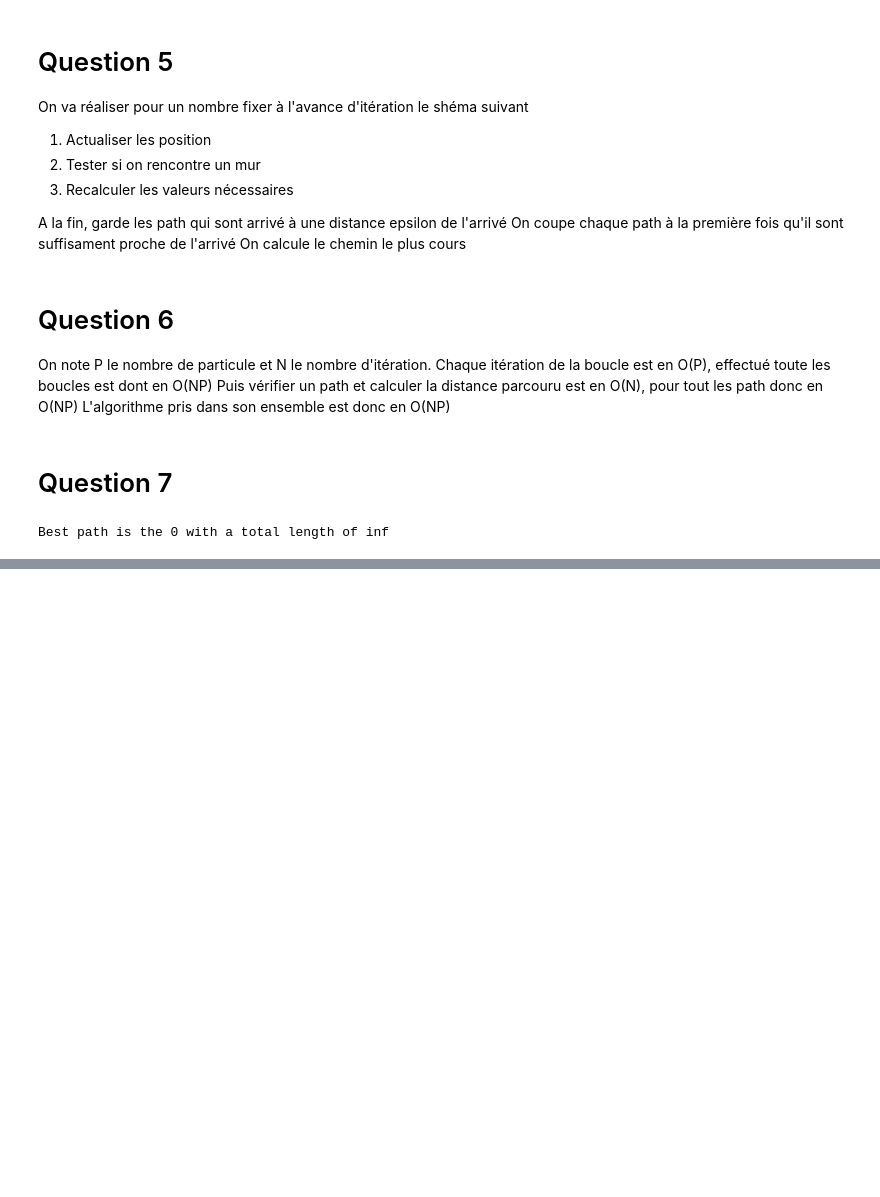
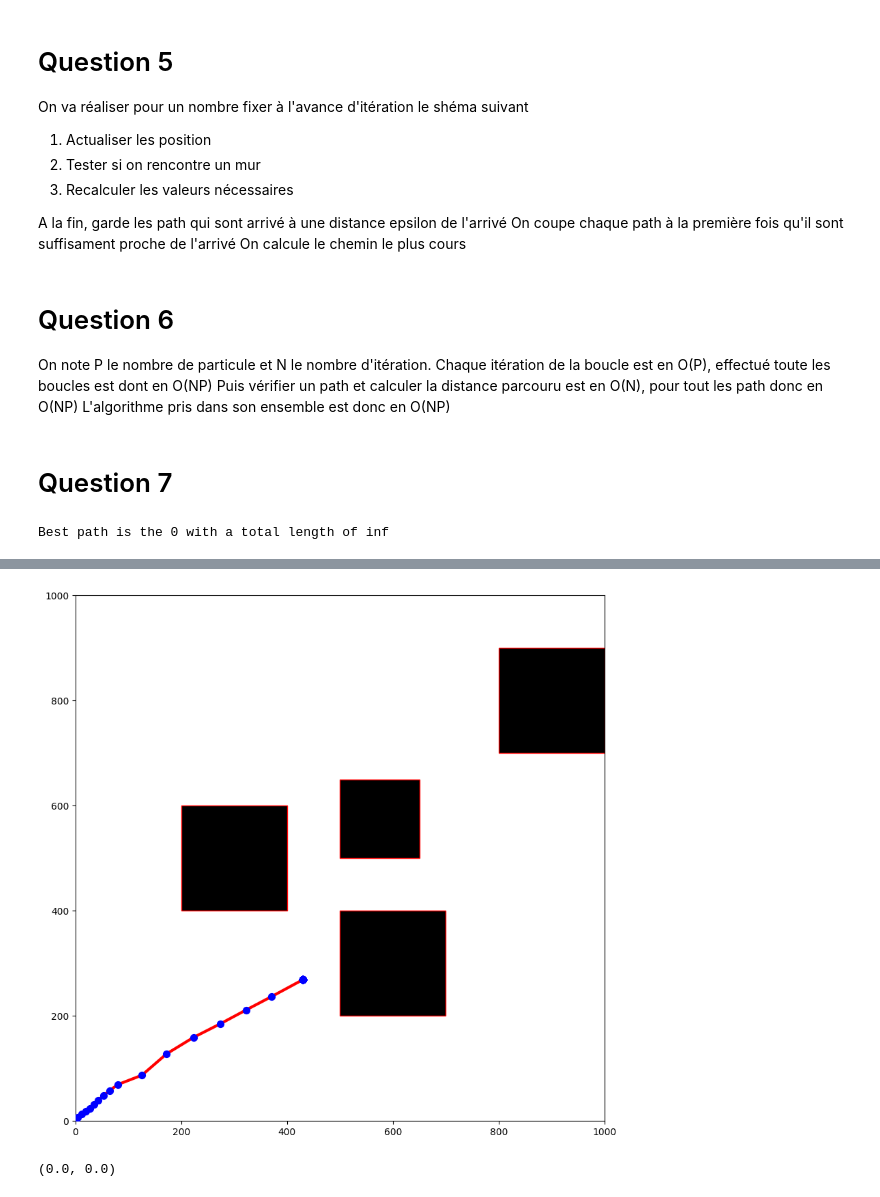
Before and after one commit to Firiceee/Path-Planning-Algorithms, a Jupyter notebook: project.ipynb, the cells around one changed output, grey strips where cells are left out. Saved outputs shown, nothing was run; the diff lists cells and outputs as text; code cells hidden in the pictures; blank space fills up the shorter version.

```diff
--- a/project.ipynb
+++ b/project.ipynb
@@ -380,0 +405,8 @@ Best path is the 0 with a total length of inf
+# %%
+display(fig)
+# %% [output]
+[figure, added]
+# %%
+print(u_s1)
+# %% [output]
+(0.0, 0.0)
```
Also changed, not shown: parts of 6 cells of this notebook.
